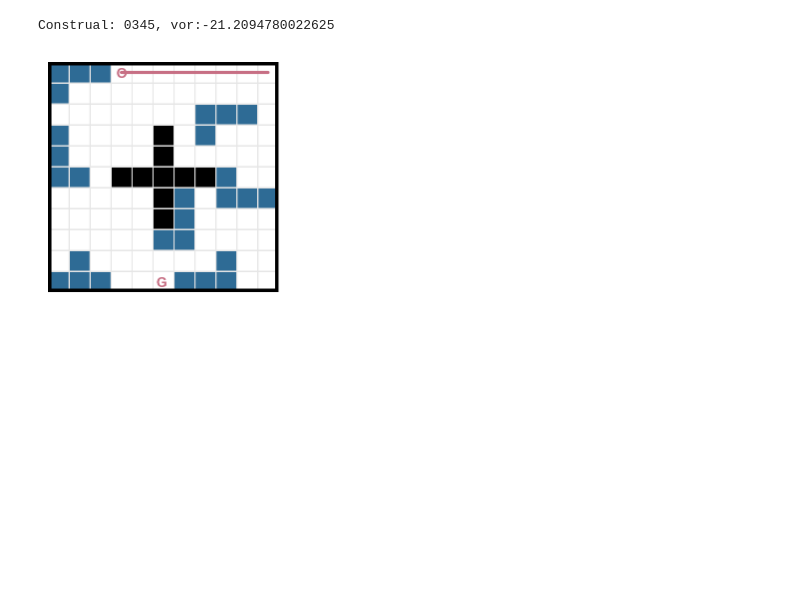
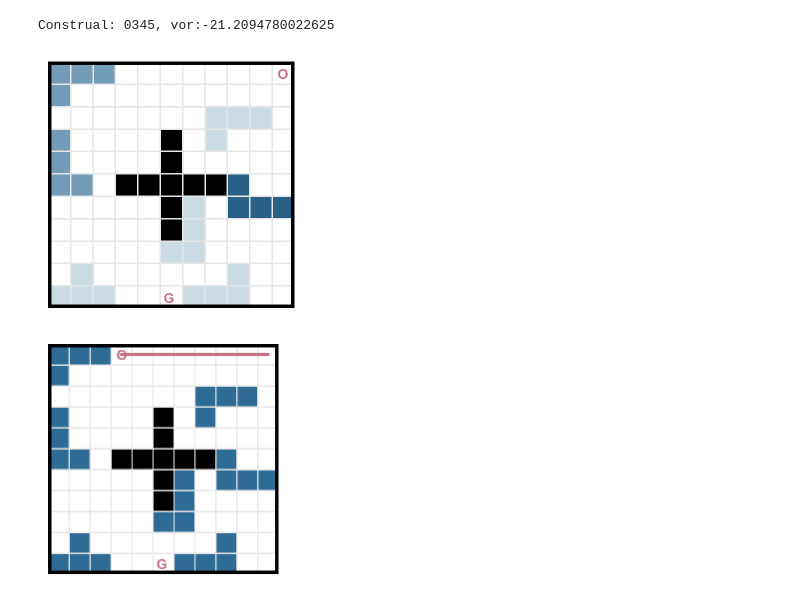
Before and after one commit to fangzefunny/vgc, a Jupyter notebook: note.ipynb, the cells around one changed output. Cells and saved outputs as stored; diff of their text form; code cells hidden in the pictures; blank space fills up the shorter version.

```diff
--- a/note.ipynb
+++ b/note.ipynb
@@ -106,6 +104,19 @@ print(f'Construal: {c_config}, vor:{c_info["vor_c"]}')
 # %% [output]
 [figure]
 Construal: 0345, vor:-21.2094780022625
+# %%
+model = baseVGC(params={'alpha': .1})
+model.load_consts('data/all_c_info.pkl')
+p_obst = model.p_obst()
+norm_p_obst = p_obst / p_obst.max()
+env = girdmaze(**{
+    'construal': '0123456',
+    'value': {k: .4+.3*norm_p_obst[int(k)] for k in list('0123456')}
+    })
+fig, ax = plt.subplots(1, 1, figsize=(3.2, 3.2))
+env.render(ax)
+# %% [output]
+[figure, added]
 # %%
 c_config = '012'
 c = construal(config=c_config)
```
Also changed, not shown: parts of 9 cells of this notebook, 5 other files.
